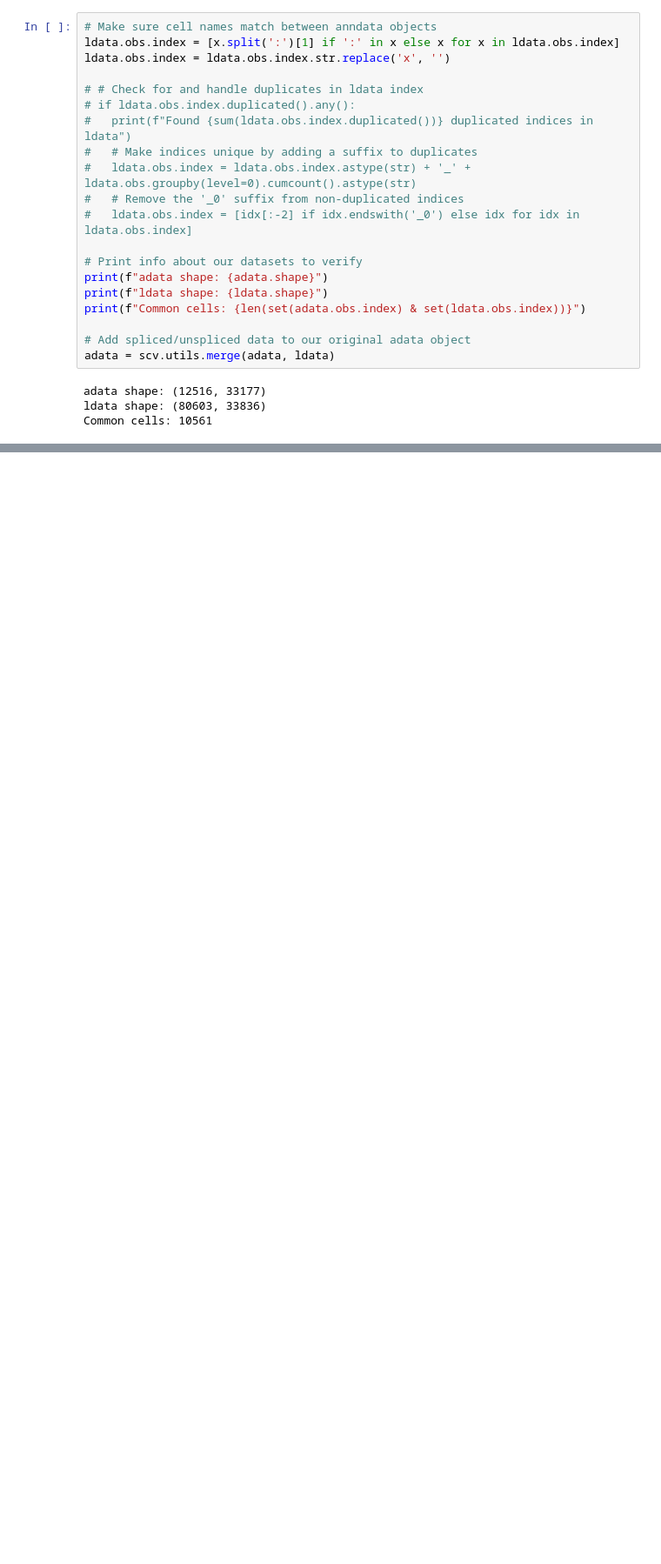
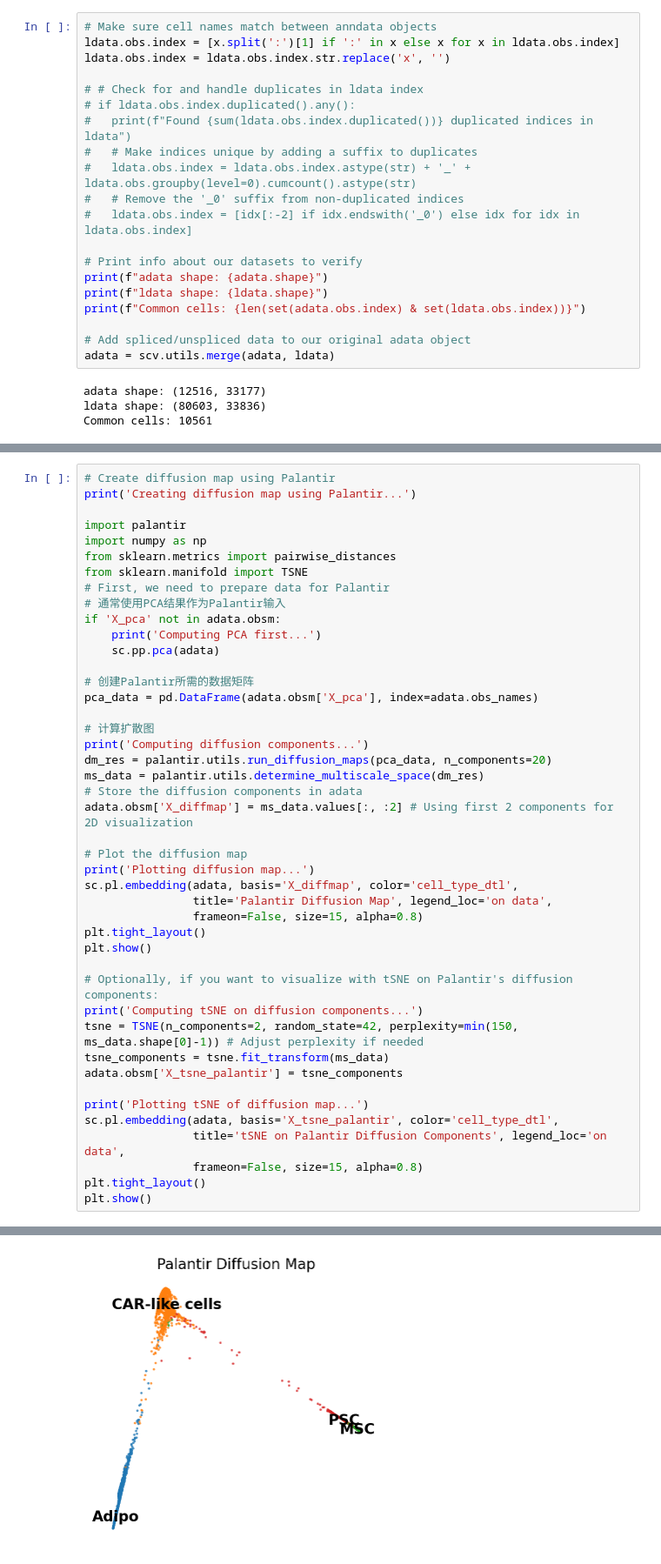
Before and after one commit to h4rvey-g/AML, a Jupyter notebook: code/Python/104.adipo_traj.ipynb, the cells around one changed output, grey strips where cells are left out. Shown at 87% size. Cells and saved outputs as stored; diff of their text form; blank space fills up the shorter version.

```diff
--- a/code/Python/104.adipo_traj.ipynb
+++ b/code/Python/104.adipo_traj.ipynb
@@ -107,0 +82,45 @@ except:
+# %%
+# Create diffusion map using Palantir
+print('Creating diffusion map using Palantir...')
+
+import palantir
+import numpy as np
+from sklearn.metrics import pairwise_distances
+from sklearn.manifold import TSNE
+# First, we need to prepare data for Palantir
+# 通常使用PCA结果作为Palantir输入
+if 'X_pca' not in adata.obsm:
+    print('Computing PCA first...')
+    sc.pp.pca(adata)
+
+# 创建Palantir所需的数据矩阵
+pca_data = pd.DataFrame(adata.obsm['X_pca'], index=adata.obs_names)
+
+# 计算扩散图
+print('Computing diffusion components...')
+dm_res = palantir.utils.run_diffusion_maps(pca_data, n_components=20)
+ms_data = palantir.utils.determine_multiscale_space(dm_res)
+# Store the diffusion components in adata
+adata.obsm['X_diffmap'] = ms_data.values[:, :2] # Using first 2 components for 2D visualization
+
+# Plot the diffusion map
+print('Plotting diffusion map...')
+sc.pl.embedding(adata, basis='X_diffmap', color='cell_type_dtl',
+                title='Palantir Diffusion Map', legend_loc='on data',
+                frameon=False, size=15, alpha=0.8)
+plt.tight_layout()
+plt.show()
+
+# Optionally, if you want to visualize with tSNE on Palantir's diffusion components:
+print('Computing tSNE on diffusion components...')
+tsne = TSNE(n_components=2, random_state=42, perplexity=min(150, ms_data.shape[0]-1)) # Adjust perplexity if needed
+tsne_components = tsne.fit_transform(ms_data)
+adata.obsm['X_tsne_palantir'] = tsne_components
+
+print('Plotting tSNE of diffusion map...')
+sc.pl.embedding(adata, basis='X_tsne_palantir', color='cell_type_dtl',
+                title='tSNE on Palantir Diffusion Components', legend_loc='on data',
+                frameon=False, size=15, alpha=0.8)
+plt.tight_layout()
+plt.show()
+# %% [output]
@@ -107,0 +130 @@ except:
+[figure, added]
```
Also changed, not shown: parts of 7 cells of this notebook, 17 other files.
